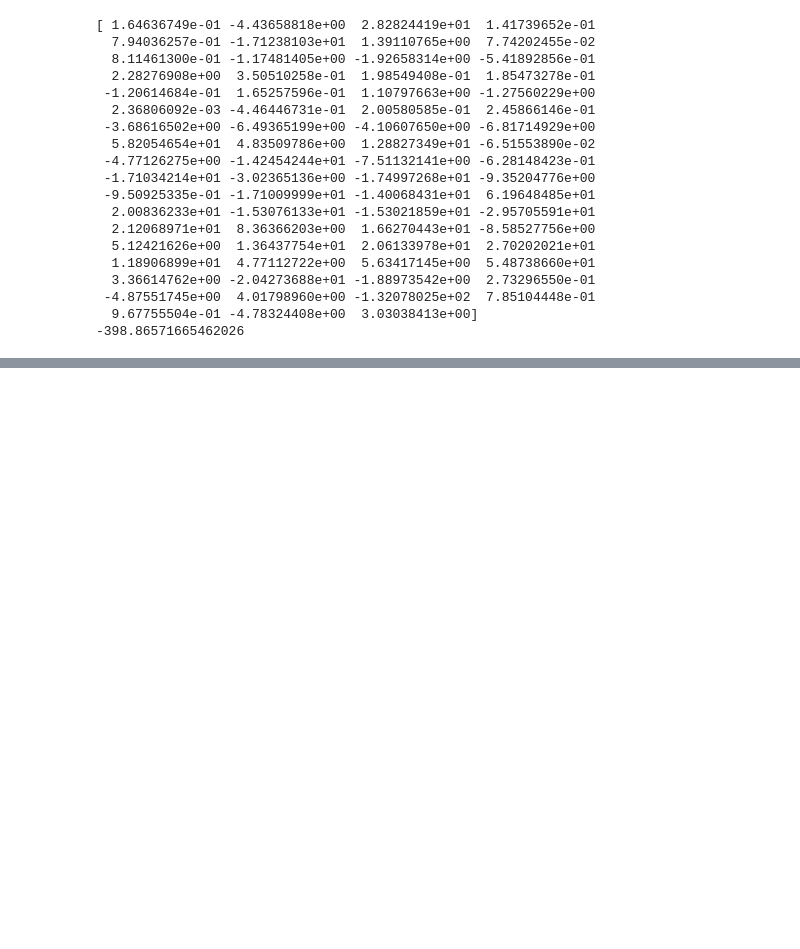
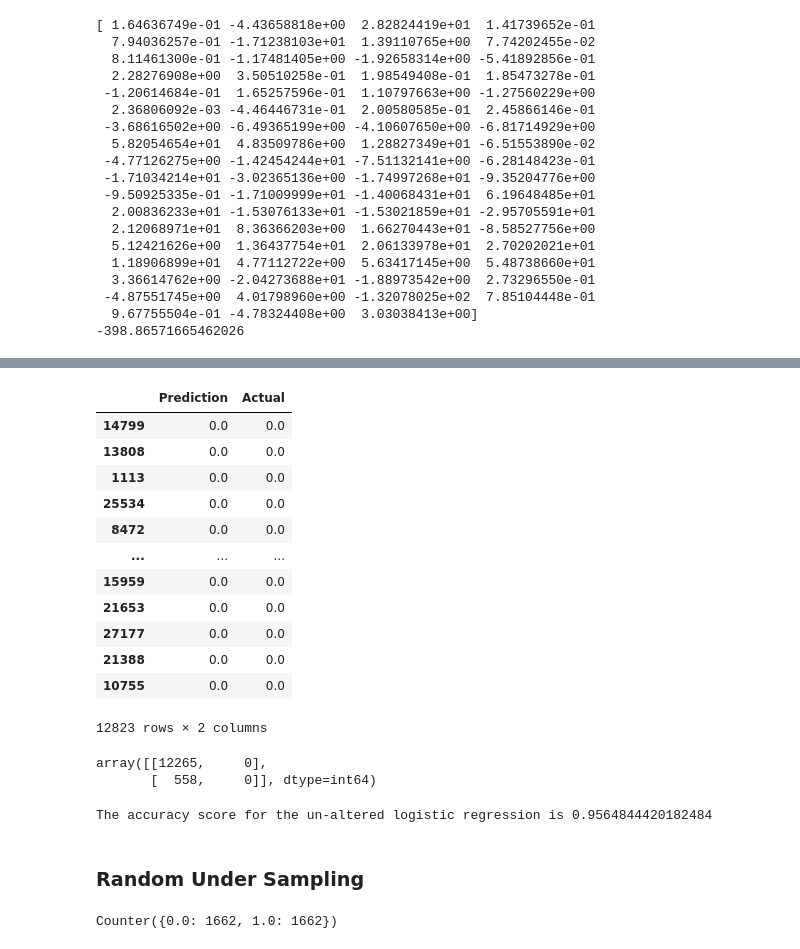
Before and after one commit to rachael-meinders/superstore, a Jupyter notebook: linear_logstic_regression.ipynb, the cells around one changed output, grey strips where cells are left out. Drawn from its saved outputs; the diff is of its cells as text; code cells hidden in the pictures; blank space fills up the shorter version.

Commit message:
add logistic regreesion & resampling

```diff
--- a/linear_logstic_regression.ipynb
+++ b/linear_logstic_regression.ipynb
@@ -300,0 +326,11 @@ The r2 score for the linear regression model for sales is 0.36553572728733164
+# %%
+# set target (Returned) and features
+y = ML_df['Returned']
+X = ML_df.drop(columns=['Returned', 'Returned $ Amount'])
+# %%
+# split into train & test
+X_train, X_test, y_train, y_test = train_test_split(X,
+                                                    y,
+                                                    random_state=1)
+                                                    #stratify=y)
+Counter(y_train)
@@ -300,0 +339,4 @@ The r2 score for the linear regression model for sales is 0.36553572728733164
+# %%
+# create the log regression model
+classifier = LogisticRegression()
+classifier
@@ -300,0 +345,3 @@ The r2 score for the linear regression model for sales is 0.36553572728733164
+# %%
+# Train the data
+classifier.fit(X_train, y_train)
@@ -300,0 +357,37 @@ The r2 score for the linear regression model for sales is 0.36553572728733164
+# %%
+# Predict outcomes for test data set
+predictions = classifier.predict(X_test)
+pd.DataFrame({"Prediction": predictions, "Actual": y_test})
+# %% [output]
+|  | Prediction | Actual |
+| 14799 | 0.0 | 0.0 |
+| 13808 | 0.0 | 0.0 |
+| 1113 | 0.0 | 0.0 |
+| 25534 | 0.0 | 0.0 |
+| 8472 | 0.0 | 0.0 |
+| ... | ... | ... |
+| 15959 | 0.0 | 0.0 |
+| 21653 | 0.0 | 0.0 |
+| 27177 | 0.0 | 0.0 |
+| 21388 | 0.0 | 0.0 |
+| 10755 | 0.0 | 0.0 |
+12823 rows × 2 columns
+# %%
+confusion_matrix(y_test, predictions)
+# %% [output]
+array([[12265,     0],
+       [  558,     0]], dtype=int64)
+# %%
+acc_score = accuracy_score(y_test, predictions)
+print(f'The accuracy score for the un-altered logistic regression is {acc_score}')
+# %% [output]
+The accuracy score for the un-altered logistic regression is 0.9564844420182484
+# %% [markdown]
+### Random Under Sampling
+# %%
+# random under sample the train data sets
+rus = RandomUnderSampler()
+X_rus, y_rus = rus.fit_resample(X_train, y_train)
+Counter(y_rus)
+# %% [output]
+Counter({0.0: 1662, 1.0: 1662})
```
Also changed, not shown: parts of 13 cells of this notebook, 1 other file.
